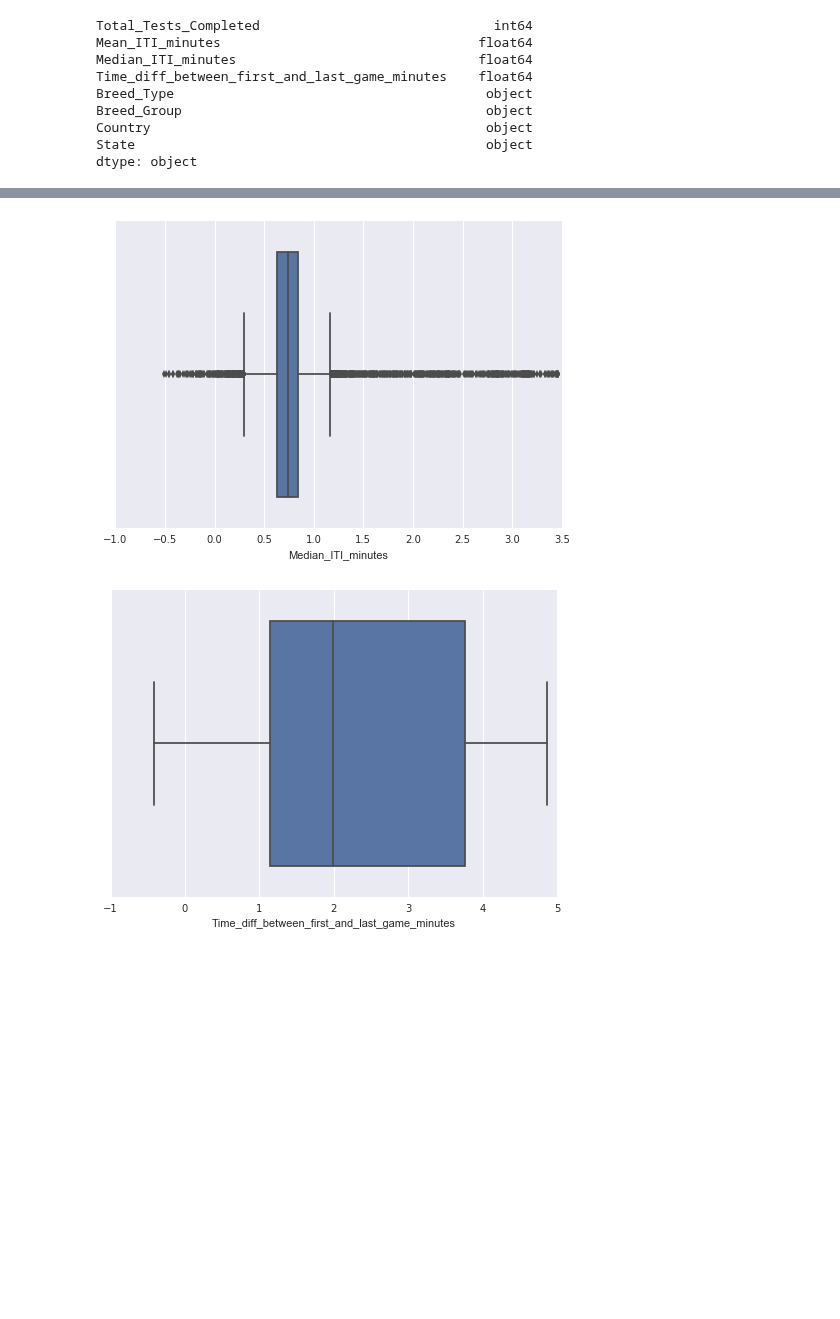
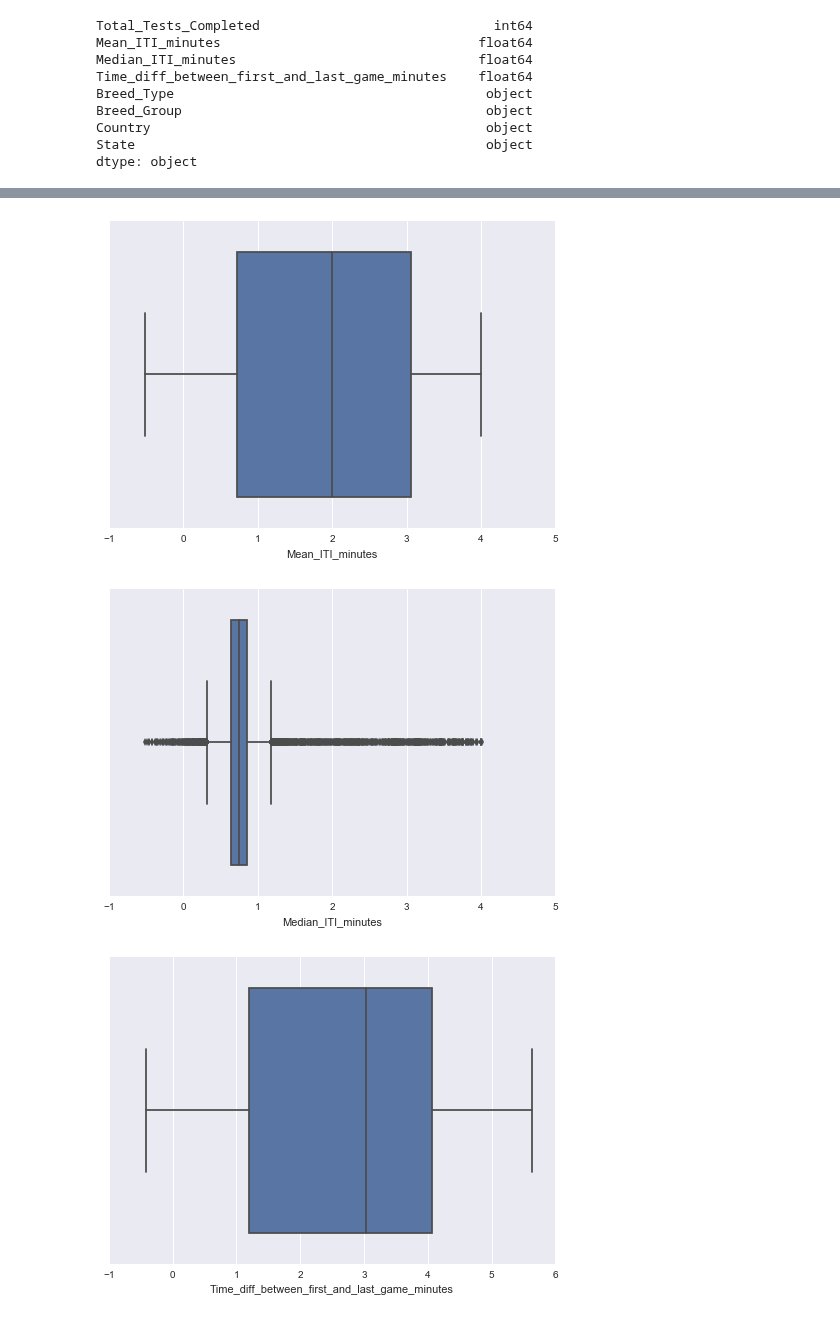
Before and after one commit to arfu2016/dog_id, a Jupyter notebook: 1p4ETL_SQL.ipynb, the cells around one changed output, grey strips where cells are left out. Saved outputs shown, nothing was run; the diff lists cells and outputs as text; code cells hidden in the pictures; blank space fills up the shorter version.

```diff
--- a/1p4ETL_SQL.ipynb
+++ b/1p4ETL_SQL.ipynb
@@ -163,5 +222,31 @@ print [ttc_df[i].value_counts().shape[0] for i in ttc_df.columns]
 # %%
-del_list = list(set(ttc_df[ttc_df['Mean_ITI_minutes'] > 2880].index.tolist()+\
+import numpy as np
+
+ttc_db0 = ttc_df.drop(ttc_df.index[ttc_df[ttc_df['Mean_ITI_minutes'] > 1440*30].index.tolist()])
+# 10^3.5=3162
+print ttc_db0.shape
+
+ttc_td = ttc_df.loc[ttc_df['Total_Tests_Completed'] == 1, :]
+
+print ttc_td['Mean_ITI_minutes'].value_counts()
+print
+print ttc_td['Median_ITI_minutes'].value_counts()
+print
+print ttc_td['Time_diff_between_first_and_last_game_minutes'].value_counts()
+
+ttc_df.loc[ttc_df['Total_Tests_Completed'] == 1, \
+           'Time_diff_between_first_and_last_game_minutes'] = np.NaN
+
+# ttc_db = ttc_df.drop(ttc_df.index[ttc_df[ttc_df['Mean_ITI_minutes'] > 2880].index.tolist()])
+
+# print ttc_df[ttc_df['Time_diff_between_first_and_last_game_minutes'] < 0.1].index.tolist()
+
+# del_list = list(set(ttc_df[ttc_df['Mean_ITI_minutes'] > 2880].index.tolist()+\
+#         ttc_df[ttc_df['Total_Tests_Completed'] == 1].index.tolist()))
+
+del_list = list(set(ttc_df[ttc_df['Mean_ITI_minutes'] > 1440*7].index.tolist()+\
+                    ttc_df[ttc_df['Mean_ITI_minutes'] < 0.1].index.tolist()+\
+                    ttc_df[ttc_df['Median_ITI_minutes'] < 0.1].index.tolist()+\
         ttc_df[ttc_df['Time_diff_between_first_and_last_game_minutes'] < 0.1].index.tolist()))
 
 ttc_db = ttc_df.drop(ttc_df.index[del_list])
@@ -173,6 +258,8 @@ for y in ttc_db.columns:
         print ttc_db[y].value_counts()
         print
 
+print ttc_db['Total_Tests_Completed'].value_counts()
+print
 print ttc_db.shape
 ttc_db.dtypes
 # %% [output]
@@ -225,11 +297,10 @@ array([[<matplotlib.axes._subplots.AxesSubplot object at 0x...>,
 # plotting.scatter_matrix(ttc_db[['Breed_Type', 'Breed_Group', 'Country', 'State']])
 # plotting.scatter_matrix(ttc_db[['Breed_Type', 'Mean_ITI_days']])
 
-import numpy as np
 import matplotlib.pyplot as plt
 import seaborn as sns
 
-the_values2 = ['Mean_ITI_minutes', 'Median_ITI_minutes', \
+the_values2 = ['Total_Tests_Completed', 'Mean_ITI_minutes', 'Median_ITI_minutes', \
                'Time_diff_between_first_and_last_game_minutes']
 
 for i, j in enumerate(the_values2):
@@ -240,5 +311,6 @@ for i, j in enumerate(the_values2):
-[figure, old version]
+[figure, new version]
-[figure, old version]
+[figure, new version]
+[figure, added]
 # %%
 for i, j in enumerate(the_values2):
     plt.figure(i)
```
Also changed, not shown: parts of 10 cells of this notebook.
